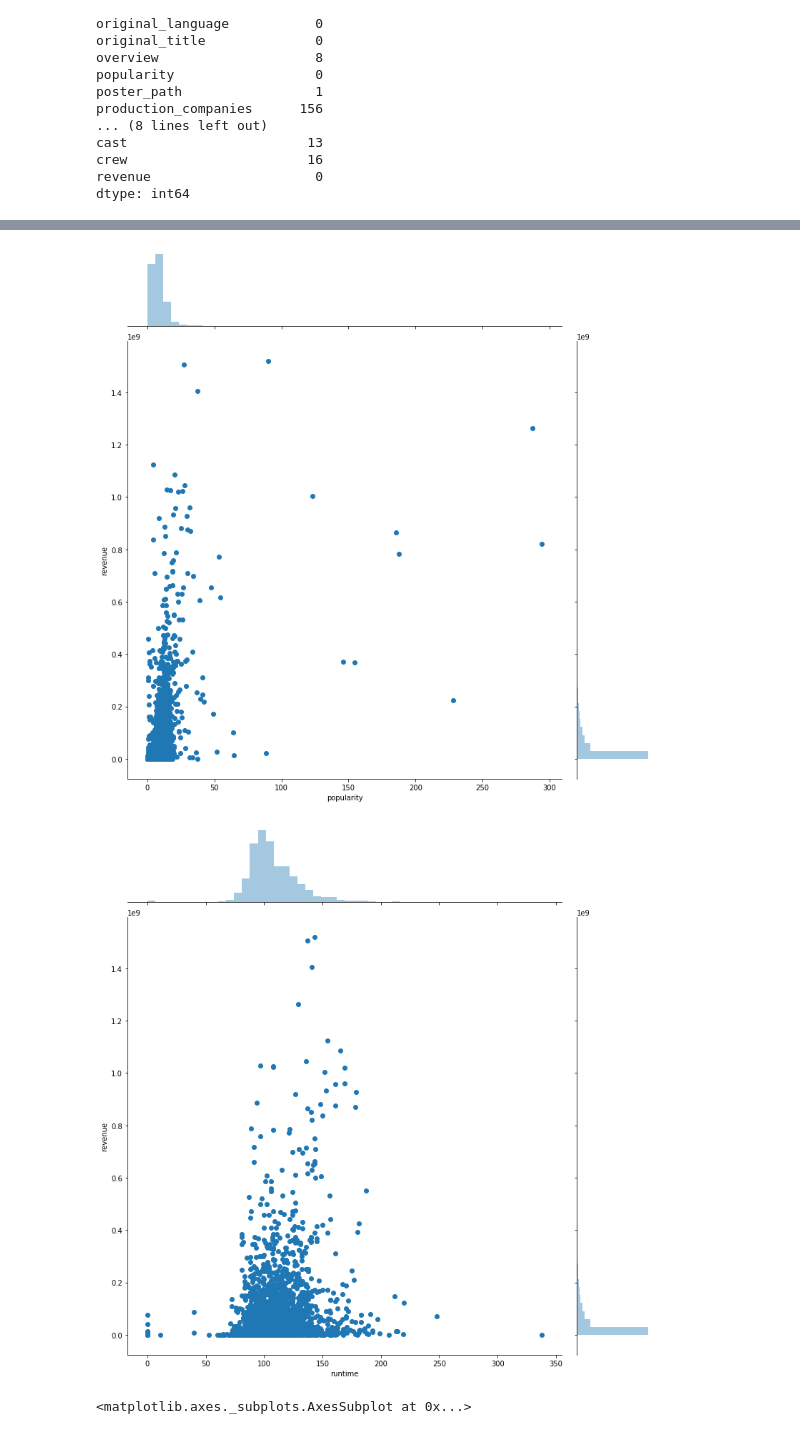
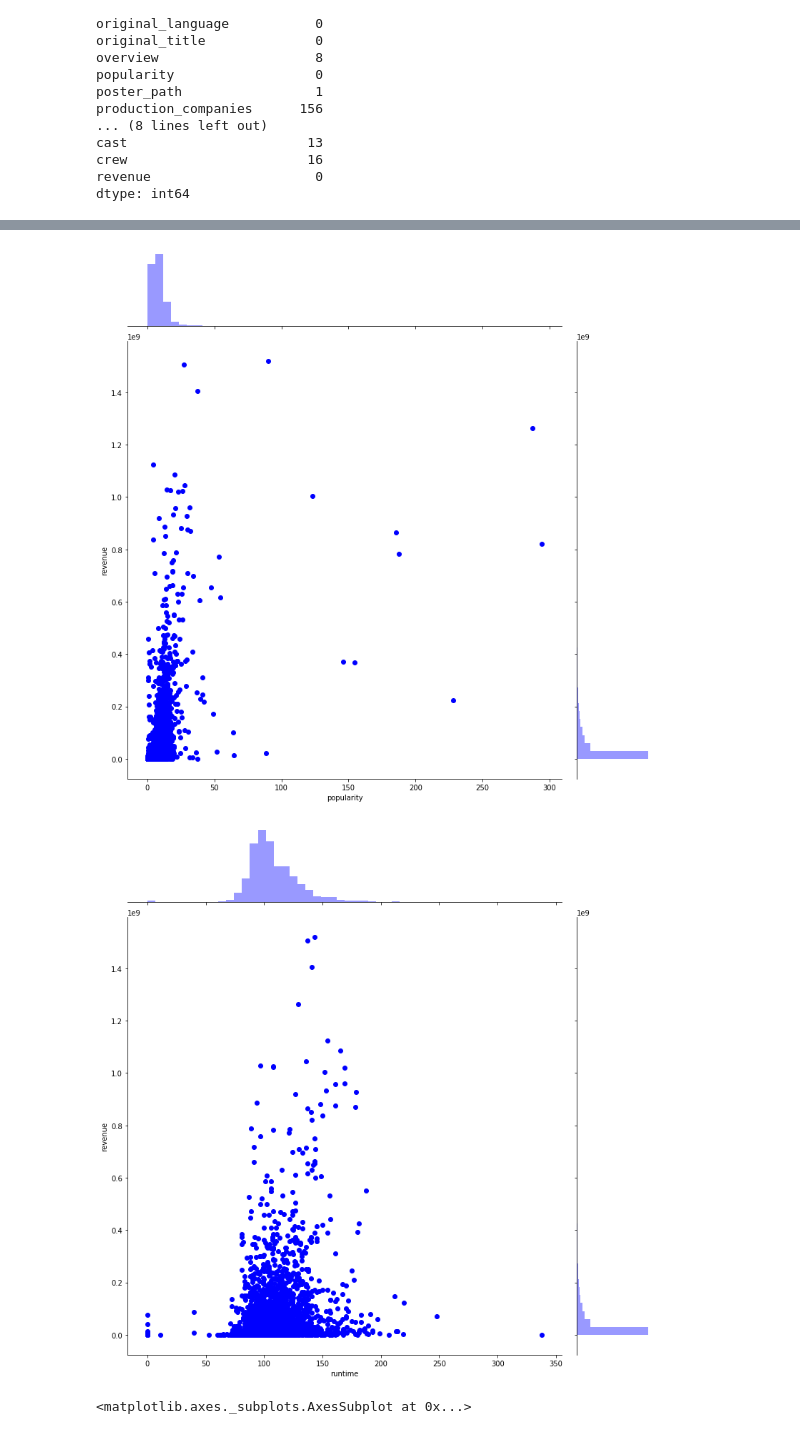
Before and after one commit to kamildoleglo/data-mining-box-office, a Jupyter notebook: ED.ipynb, the cells around one changed output, grey strips where cells are left out. Cells and saved outputs as stored; diff of their text form; code cells hidden in the pictures.

```diff
--- a/ED.ipynb
+++ b/ED.ipynb
@@ -82,13 +80,13 @@ plt.show()
 # %%
-sns.jointplot(x="popularity", y="revenue", data=train, height=11)
+sns.jointplot(x="popularity", y="revenue", data=train, height=11, color="b")
 plt.show()
 # %% [output]
-[figure, old version]
+[figure, new version]
 # %%
-sns.jointplot(x="runtime", y="revenue", data=train, height=11)
+sns.jointplot(x="runtime", y="revenue", data=train, height=11, color="b")
 plt.show()
 # %% [output]
-[figure, old version]
+[figure, new version]
 # %%
 sns.distplot(train.revenue)
 # %% [output]
```
Also changed, not shown: parts of 2 cells of this notebook, 2 other files.
